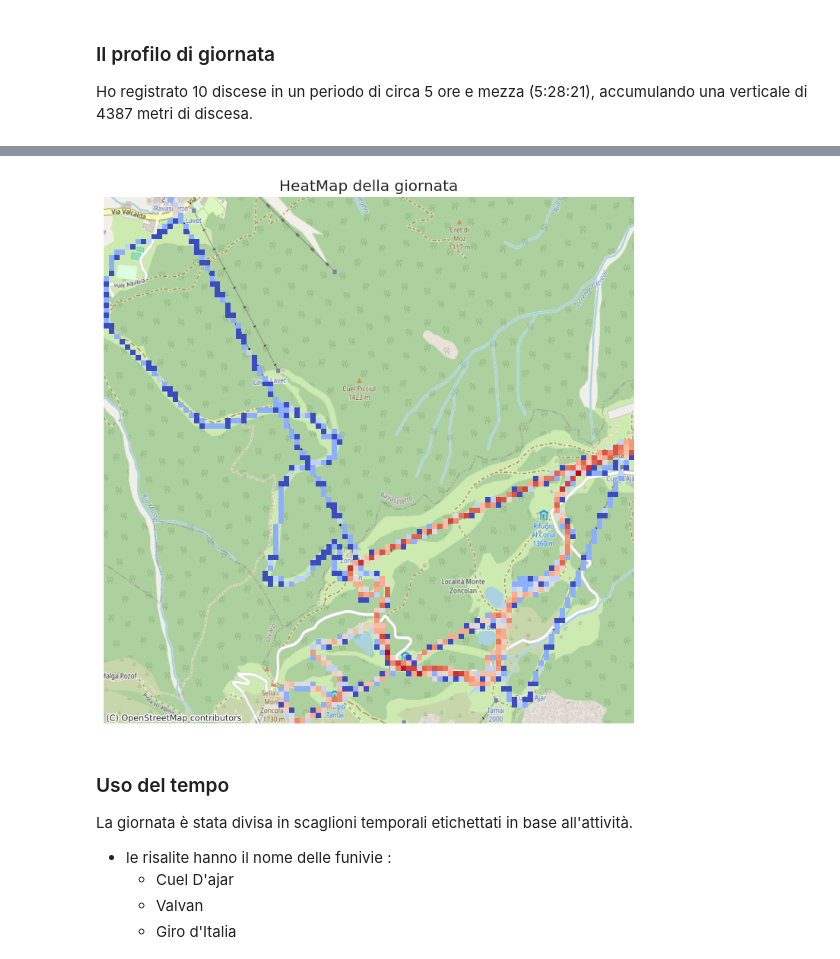
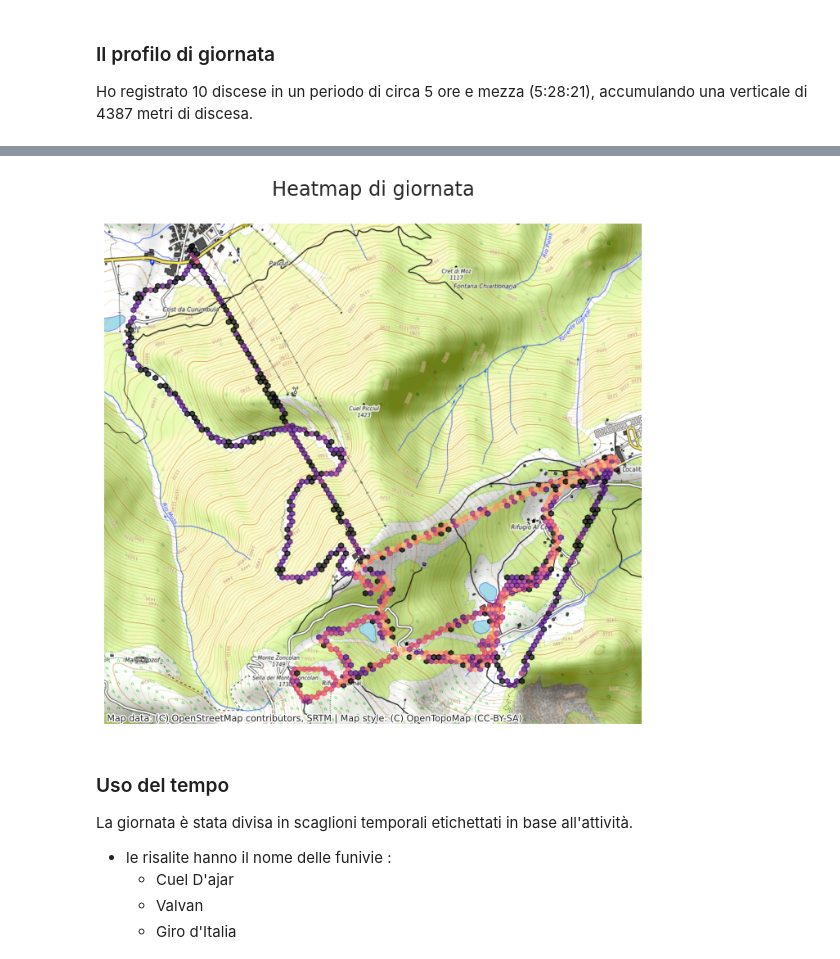
Before and after one commit to thomasmassarutto/DataSlopes, a Jupyter notebook: DataSlopes.ipynb, the cells around one changed output, grey strips where cells are left out. Drawn from its saved outputs; the diff is of its cells as text; code cells hidden in the pictures.

```diff
--- a/DataSlopes.ipynb
+++ b/DataSlopes.ipynb
@@ -23,6 +23,13 @@ from shapely.geometry import LineString
 
 ## scipy
 import scipy.stats as sp
+# %%
+## styling
+
+sns.set(
+        style = 'whitegrid',
+        font_scale = 1.2
+        )
 # %%
 ## creazione df
 
@@ -325,6 +303,8 @@ time_delta= time_end - time_start
 
 tempo_trascorso_hms = str(datetime.timedelta(seconds=time_delta))
 #print(tempo_trascorso_hms)
+
+gdf1['time_from_start']= gdf1['unixtime'] - time_start
 # %% [markdown]
 ## Il dataset finale
 
@@ -503,27 +435,28 @@ plt.show()
 # %%
-fig, ax = plt.subplots(figsize=(9, 9))
+f, ax = plt.subplots(figsize=(7, 7))
 
-plt.title("HeatMap della giornata")
+f.suptitle("Heatmap di giornata")
 
-hb=ax.hist2d(gdf1.geometry.x,
-            gdf1.geometry.y,
-            bins=100,
-            cmin=1,
-            cmap='coolwarm',
-            norm='log' ## rende meglio
-            )
+ax.hexbin(
+    gdf1.geometry.x,
+    gdf1.geometry.y,
+    cmap='magma',
+    norm='log', ##
+    alpha= 0.7
+    )
 
 
 ctx.add_basemap(ax,
-                source=ctx.providers.OpenStreetMap.Mapnik
-                    )
+                source=ctx.providers.OpenTopoMap # OpenStreetMap.Mapnik #OpenTopoMap #https://contextily.readthedocs.io/en/latest/providers_deepdive.html
+                )
+
 ax.set_axis_off()
 
-#plt.tight_layout()
+plt.tight_layout()
 
 plt.show()
 # %% [output]
-[figure, old version]
+[figure, new version]
 # %% [markdown]
 ### Uso del tempo
 
```
Also changed, not shown: parts of 8 cells of this notebook, 1 other file.
